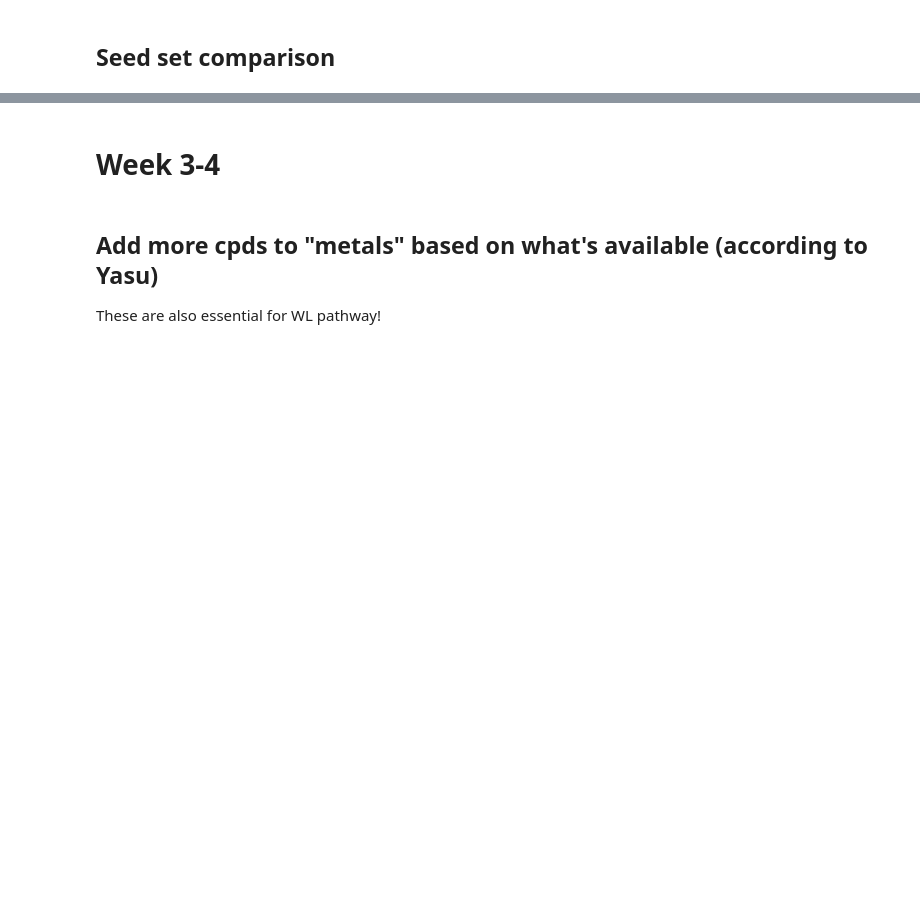
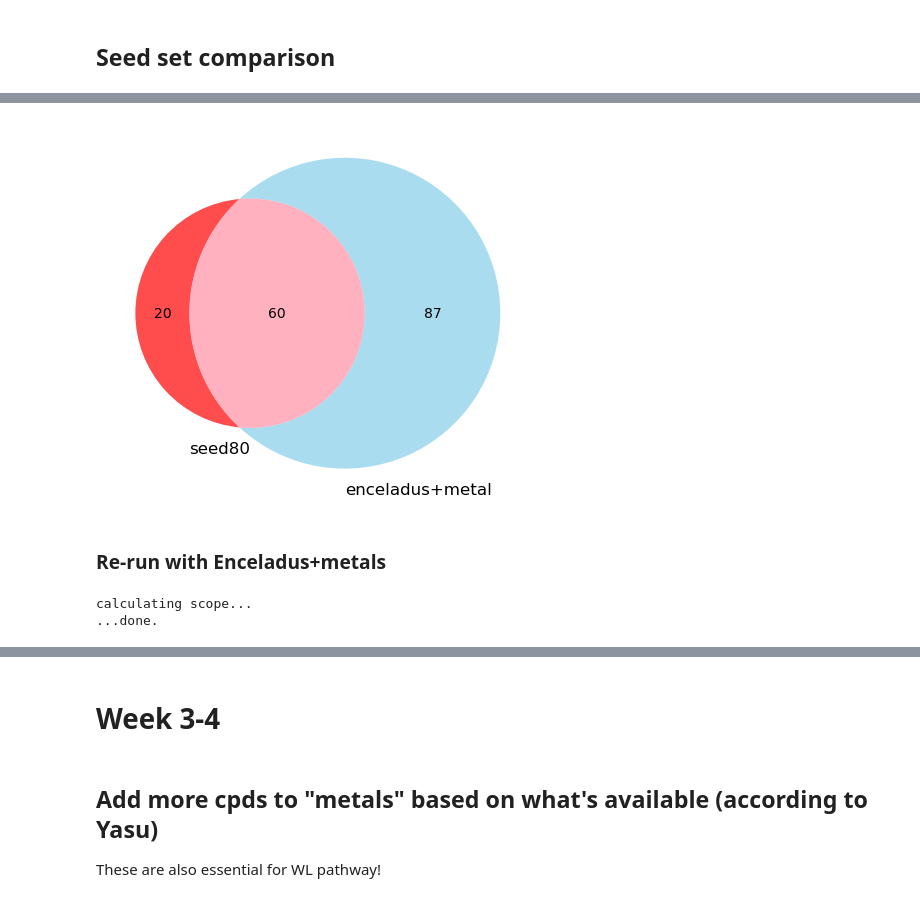
Before and after one commit to tseamuscorlett/enzyme-gated-network-expansion, a Jupyter notebook: enceladus_ne.ipynb, the cells around one changed output, grey strips where cells are left out. Saved outputs shown, nothing was run; the diff lists cells and outputs as text; code cells hidden in the pictures; blank space fills up the shorter version.

```diff
--- a/enceladus_ne.ipynb
+++ b/enceladus_ne.ipynb
@@ -251,6 +239,23 @@ for c in iter2cpds[1]:
 # %%
-venn2(subsets=[set(seed70), (enceladus_seed | set(metals))], set_labels=('seed70', 'enceladus+metal'),
+venn2(subsets=[set(seed80), (enceladus_seed | set(metals))], set_labels=('seed80', 'enceladus+metal'),
       set_colors=('red', 'skyblue'), alpha=0.7)
 
 # plt.savefig('venn_ToTAL.svg', dpi=300, bbox_inches='tight')
 plt.show()
+# %% [output]
+[figure, added]
+# %% [markdown]
+### Re-run with Enceladus+metals
+# %%
+## modified seed (seed70, enceladus_seed etc.)
+seed = nf.Params(
+    rns = set(metabolism.network["rn"]) | GATP_rns,  # start with non-fold-gated reactions + GATP_rns
+    cpds = enceladus_seed | set(metals),
+    folds = set(['spontaneous'])
+)
+
+## Inititalize fold metabolism
+fm_eM = nf.FoldMetabolism(metabolism, foldrules, seed)
+# %% [output]
+calculating scope...
+...done.
```
Also changed, not shown: parts of 60 cells of this notebook, 1 other file.
